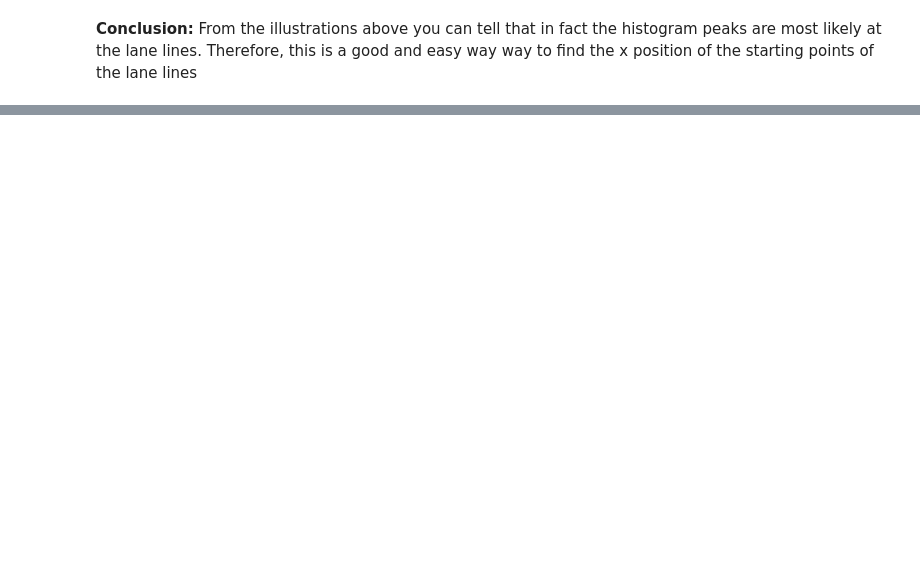
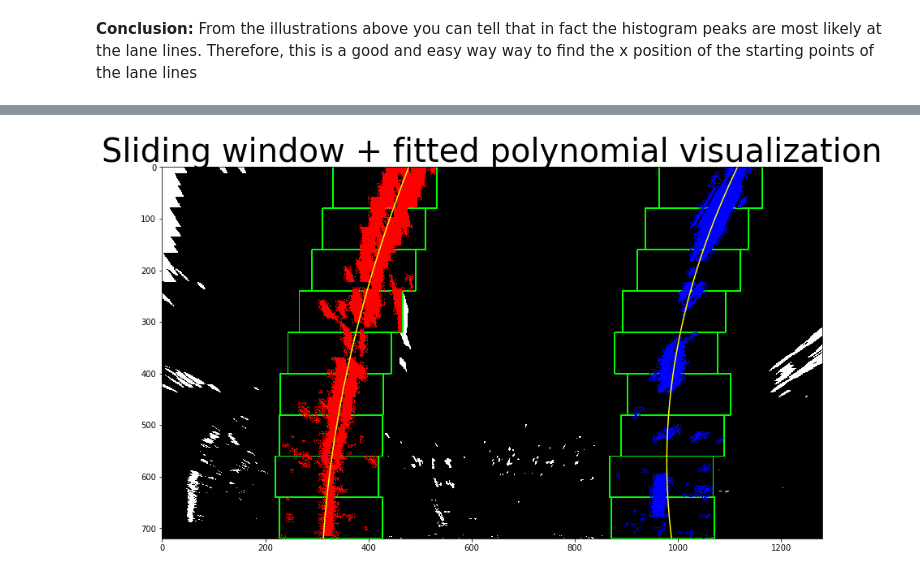
Before and after one commit to CheloGE/CarND-Finding_Lines_shape_position, a Jupyter notebook: Finding_Lines.ipynb, the cells around one changed output, grey strips where cells are left out. Cells and saved outputs as stored; diff of their text form; code cells hidden in the pictures; blank space fills up the shorter version.

```diff
--- a/Finding_Lines.ipynb
+++ b/Finding_Lines.ipynb
@@ -52,0 +222,30 @@ plt.show()
+# %%
+def fit_polynomial(binary_warped, visualize=False):
+    if visualize:
+        left_posX, left_posY, right_posX, right_posY, out_img = sliding_windows(img, 9, 100, 50, visualize=visualize)
+        out_img[left_posY, left_posX] = [255, 0 , 0] # Setting all pixels in left windows as red
+        out_img[right_posY, right_posX] = [0, 0 , 255] # Setting all pixels in left windows as blue
+    else:
+        left_posX, left_posY, right_posX, right_posY = sliding_windows(img, 9, 100, 50)
+
+    # Fit a 2nd order polynomial
+    left_fit_coeff = np.polyfit(left_posY, left_posX, 2)
+    right_fit_coeff = np.polyfit(right_posY, right_posX, 2)
+
+    y = np.linspace(0, binary_warped.shape[0]-1, binary_warped.shape[0])
+    left_fitX = left_fit_coeff[0]*y**2+left_fit_coeff[1]*y+left_fit_coeff[2]
+    right_fitX = right_fit_coeff[0]*y**2+right_fit_coeff[1]*y+right_fit_coeff[2]
+
+    if visualize:
+        # plotting fitted polynomial to the image.
+        plt.figure(figsize=(700/1200*25,1200/700*25))
+        plt.title('Sliding window + fitted polynomial visualization', fontsize=40)
+        plt.plot(left_fitX, y, color='yellow')
+        plt.plot(right_fitX, y, color='yellow')
+        plt.imshow(out_img)
+
+    return left_fitX, right_fitX
+# %%
+fit_polynomial(img, visualize=True);
+# %% [output]
+[figure, added]
```
Also changed, not shown: parts of 10 cells of this notebook.
